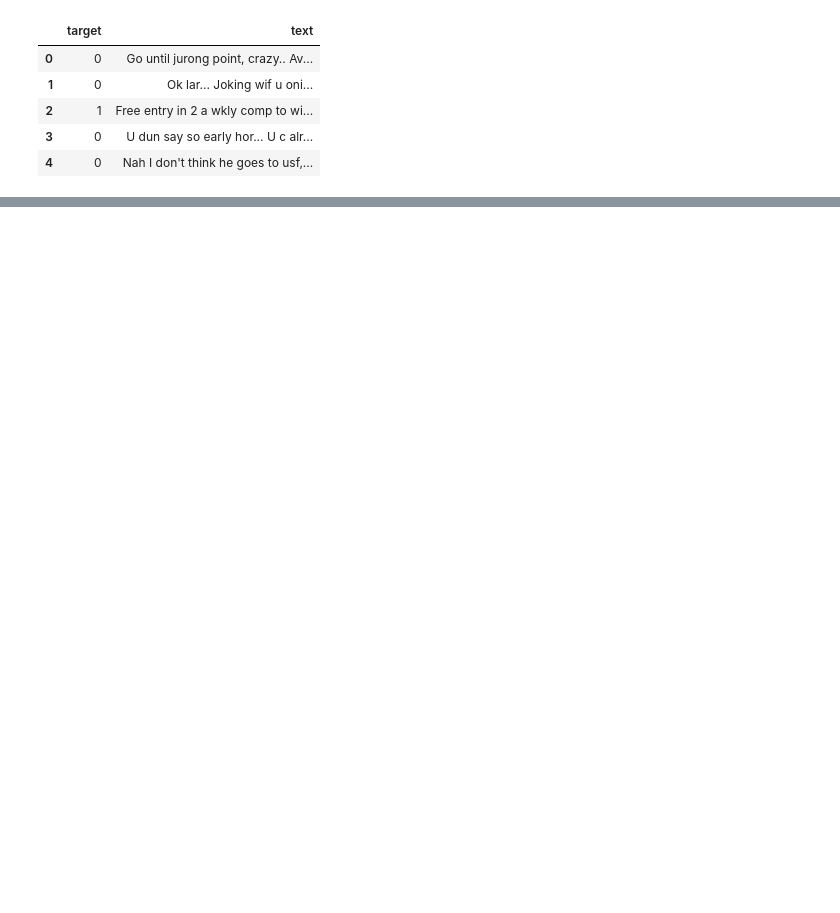
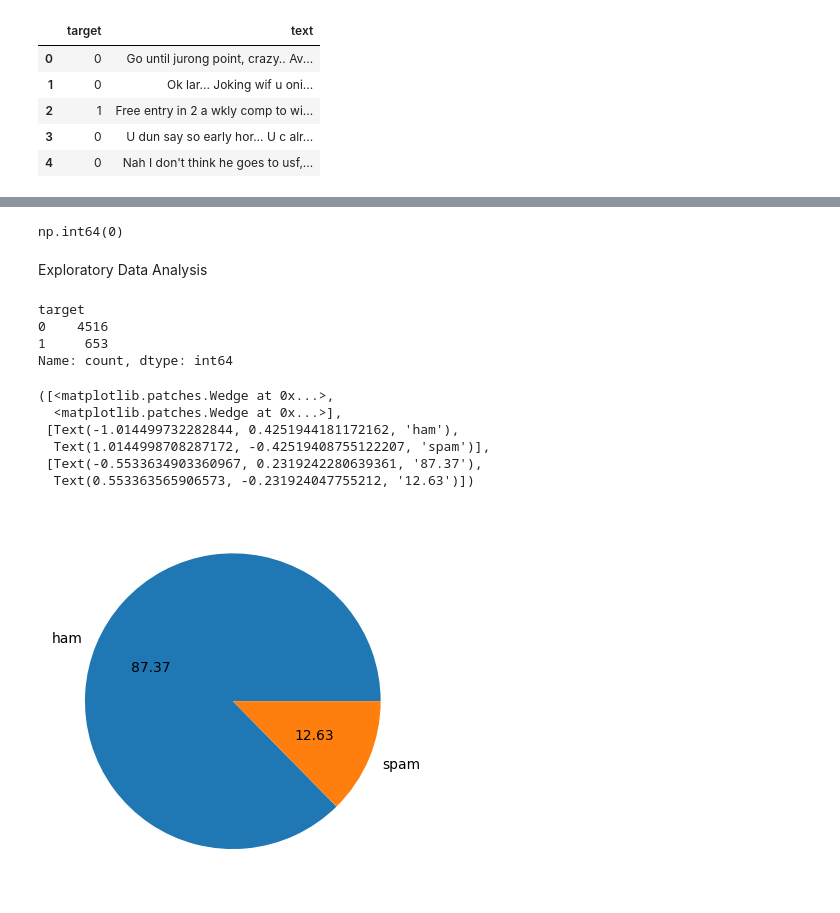
Before and after one commit to Ishrak-Saleh/spam-detection-nlp, a Jupyter notebook: spam_detection.ipynb, the cells around one changed output, grey strips where cells are left out. Drawn from its saved outputs; the diff is of its cells as text; code cells hidden in the pictures; blank space fills up the shorter version.

```diff
--- a/spam_detection.ipynb
+++ b/spam_detection.ipynb
@@ -83,0 +83,28 @@ dtype: int64
+# %%
+#df.duplicated().sum() #403 duplicate values
+df = df.drop_duplicates(keep='first')
+df.duplicated().sum() #0 duplicate values
+#df.shape
+# %% [output]
+np.int64(0)
+# %% [markdown]
+Exploratory Data Analysis
+# %%
+df['target'] .value_counts()
+# %% [output]
+target
+0    4516
+1     653
+Name: count, dtype: int64
+# %%
+import matplotlib.pyplot as plt
+plt.pie(df['target'].value_counts(), labels=['ham', 'spam'], autopct="%0.2f")
+#Imbalanced dataset
+# %% [output]
+([<matplotlib.patches.Wedge at 0x...>,
+  <matplotlib.patches.Wedge at 0x...>],
+ [Text(-1.014499732282844, 0.4251944181172162, 'ham'),
+  Text(1.0144998708287172, -0.42519408755122207, 'spam')],
+ [Text(-0.5533634903360967, 0.2319242280639361, '87.37'),
+  Text(0.553363565906573, -0.231924047755212, '12.63')])
+[figure, added]
```
Also changed, not shown: parts of 18 cells of this notebook.
